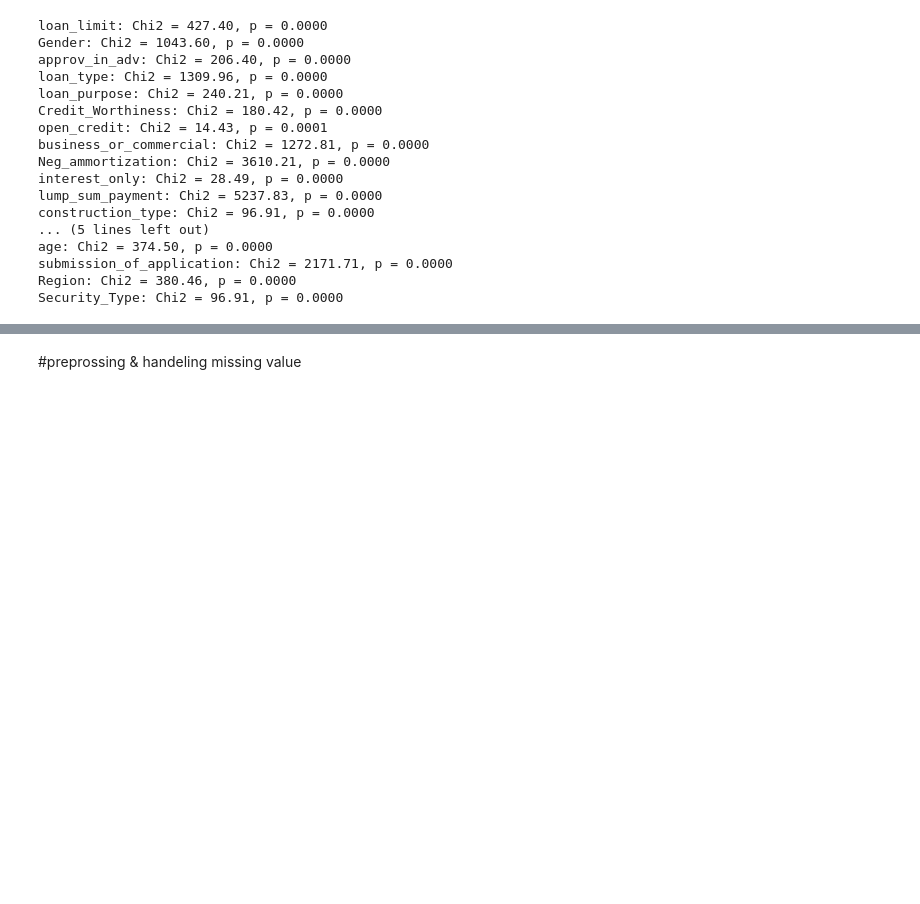
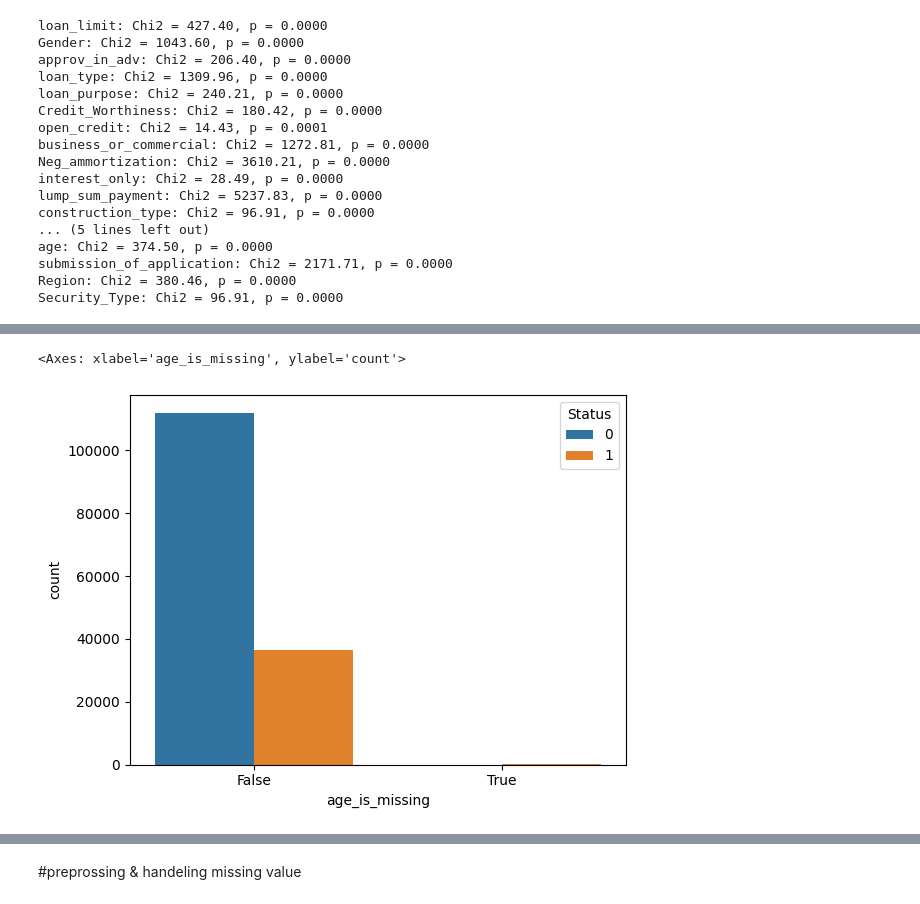
Before and after one commit to angiegh2002/Loan_Default_Detection, a Jupyter notebook: DM&ML.ipynb, the cells around one changed output, grey strips where cells are left out. Drawn from its saved outputs; the diff is of its cells as text; code cells hidden in the pictures; blank space fills up the shorter version.

```diff
--- a/DM&ML.ipynb
+++ b/DM&ML.ipynb
@@ -548,0 +484,6 @@ Security_Type: Chi2 = 96.91, p = 0.0000
+# %%
+df['age_is_missing'] = df['age'].isnull()
+sns.countplot(x='age_is_missing', hue='Status', data=df)
+# %% [output]
+<Axes: xlabel='age_is_missing', ylabel='count'>
+[figure, added]
```
Also changed, not shown: parts of 30 cells of this notebook.
